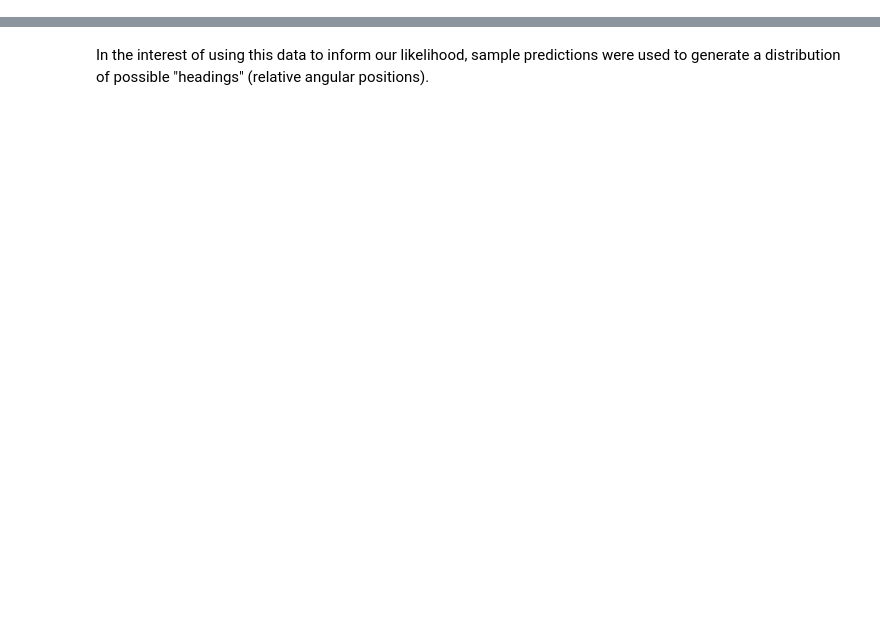
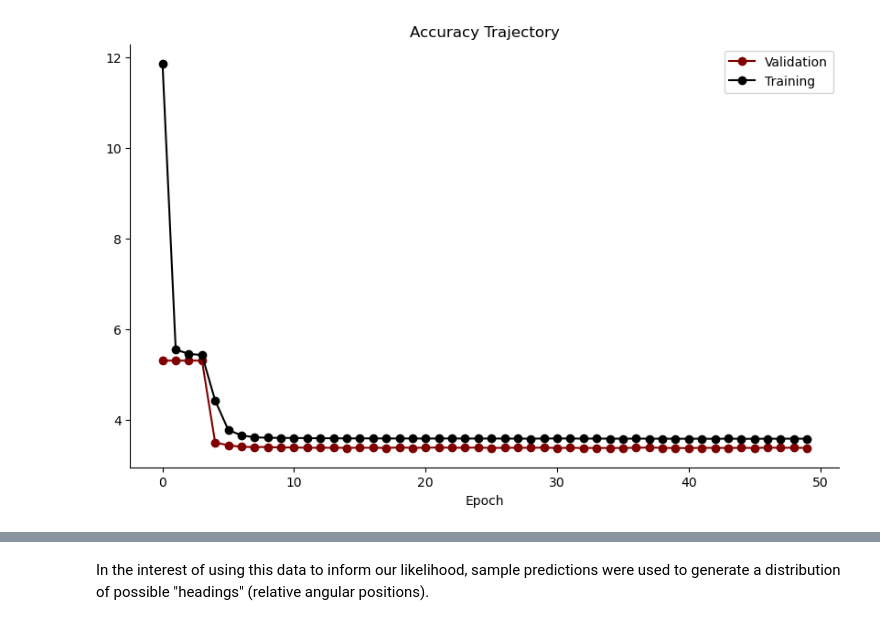
Before and after one commit to jerrymhuang/DreamDrone, a Jupyter notebook: FinalProject/deep_learn_heading.ipynb, the cells around one changed output, grey strips where cells are left out. Drawn from its saved outputs; the diff is of its cells as text; code cells hidden in the pictures; blank space fills up the shorter version.

```diff
--- a/FinalProject/deep_learn_heading.ipynb
+++ b/FinalProject/deep_learn_heading.ipynb
@@ -120,3 +92,14 @@ sns.despine(ax=ax)
+# %%
+fig, ax = plt.subplots(1, 1, figsize=(10, 6))
+ax.plot(range(50), h.history['val_root_mean_squared_error'], 'o-', color='maroon', label='Validation')
+ax.plot(range(50), h.history['root_mean_squared_error'], 'o-', color='black', label='Training')
+ax.set_xlabel('Epoch')
+#ax.set_ylim(0, 10)
+ax.legend()
+ax.set_title('Accuracy Trajectory')
+sns.despine(ax=ax)
+# %% [output]
+[figure, added]
 # %%
 test_loss, test_accuracy = model.evaluate(gaze_test, ang_test)
 # %% [output]
```
Also changed, not shown: parts of 30 cells of this notebook.
